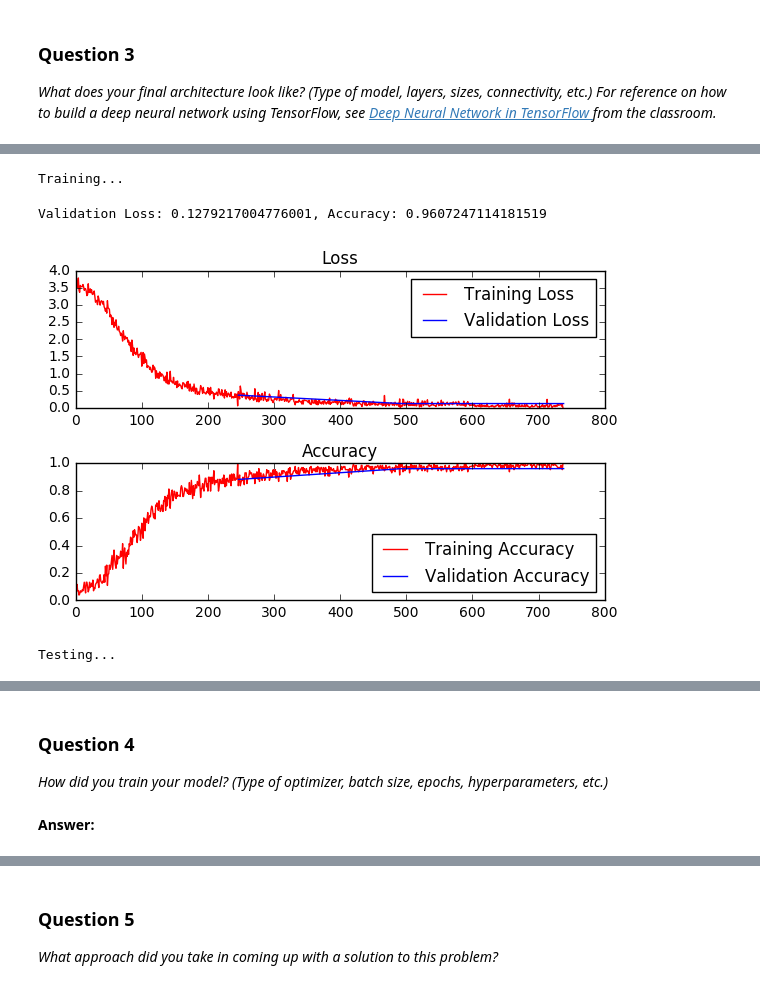
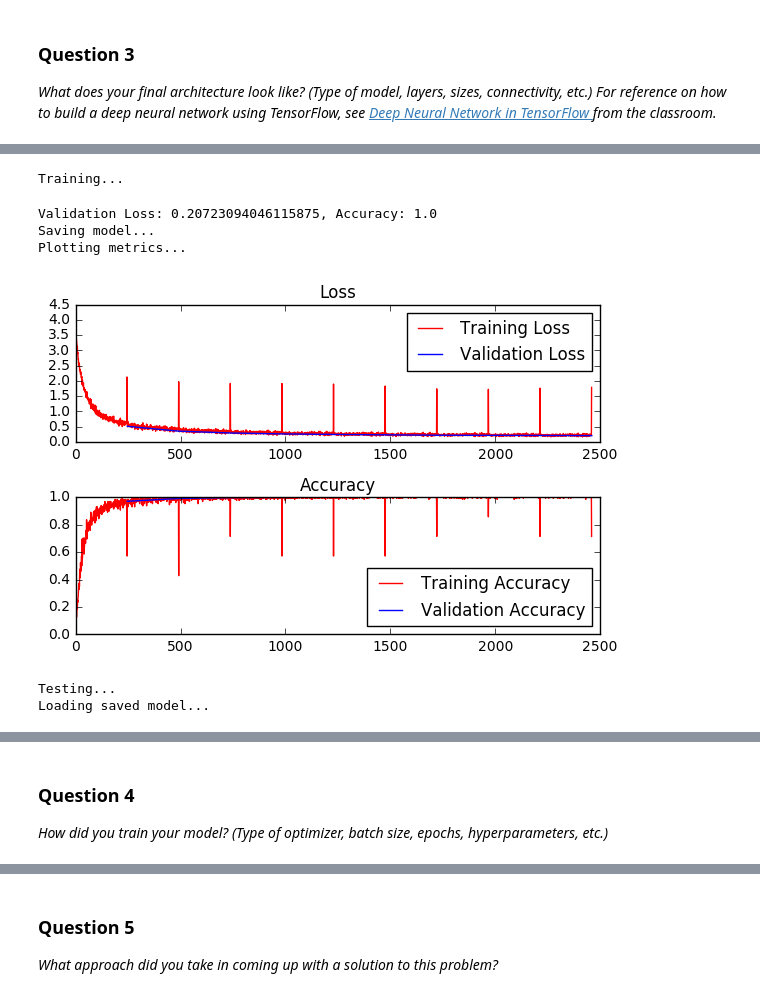
Before and after one commit to Agent007/traffic-signs, a Jupyter notebook: Traffic_Signs_Recognition.ipynb, the cells around one changed output, grey strips where cells are left out. Saved outputs shown, nothing was run; the diff lists cells and outputs as text; code cells hidden in the pictures.

```diff
--- a/Traffic_Signs_Recognition.ipynb
+++ b/Traffic_Signs_Recognition.ipynb
@@ -232,6 +281,9 @@ from tqdm import tqdm
 
 def get_batch(X, y, batch_size, batch_number=0):
     start, end = batch_number*batch_size, (batch_number+1)*batch_size
+    length = len(X)
+    if end > length:
+        end = length
     return X[start:end], y[start:end]
 
 one_hot_encoded_labels = slim.one_hot_encoding(labels, n_classes)
@@ -243,7 +295,7 @@ loss = calculate_loss(logits, one_hot_encoded_labels)
 
 def optimize(optimizer, loss):
     return optimizer.minimize(loss)
-learning_rate = 1e-4
+#learning_rate = 1e-4
 optimizer = tf.train.AdamOptimizer()
 optimize = optimize(optimizer, loss)
 
@@ -255,7 +307,7 @@ accuracy = calculate_accuracy(predictions, one_hot_encoded_labels)
 
 tf.logging.set_verbosity(tf.logging.INFO)
 print("Training...")
-epochs = 3
+epochs = 10
 batch_size = 128
 batches = []
 training_loss = []
@@ -268,57 +320,80 @@ init = tf.initialize_all_variables()
 with tf.Session() as session:
     session.run(init)
     for epoch in range(epochs):
-        batch_count = int(math.ceil(len(X_training) / batch_size))
+        training_batch_count = int(math.ceil(len(X_training) / batch_size))
         epoch_number = epoch + 1
-        batches_progress_bar = tqdm(range(batch_count),
-                                    desc='Epoch {:>2}/{}'.format(epoch_number, epochs),
-                                    unit='batches')
-        for batch_number in batches_progress_bar:
+        training_batches_progress_bar = tqdm(range(training_batch_count),
+                                             desc='Training Epoch {:>2}/{}'.format(epoch_number, epochs),
+                                             unit='batches')
+        for batch_number in training_batches_progress_bar:
             batch_images, batch_labels = get_batch(X_training, y_training, batch_size, batch_number)
-            batch_loss, _, batch_accuracy = session.run([loss, optimize, accuracy], feed_dict={images: batch_images, labels: batch_labels})
+            batch_loss, _, batch_accuracy = session.run([loss, optimize, accuracy], feed_dict={images: batch_images,
+                                                                                               labels: batch_labels,
+                                                                                               is_training: True})
             training_loss.append(batch_loss)
             training_accuracy.append(batch_accuracy)
-        epoch_validation_loss, _, epoch_validation_accuracy = session.run([loss, optimize, accuracy], feed_dict={images: X_validation, labels: y_validation})
+
+        validation_batch_count = int(math.ceil(len(X_validation) / batch_size))
+        validation_batches_progress_bar = tqdm(range(validation_batch_count),
+                                               desc='Validation Epoch {:>2}/{}'.format(epoch_number, epochs),
+                                               unit='batches')
+        batch_validation_losses = []
+        batch_validation_accuracies = []
+        for batch_number in validation_batches_progress_bar:
+            batch_images, batch_labels = get_batch(X_validation, y_validation, batch_size, batch_number)
+            batch_validation_loss, _, batch_validation_accuracy = session.run([loss, optimize, accuracy],
+                                                                              feed_dict={images: batch_images,
+                                                                                         labels: batch_labels,
+                                                                                         is_training: False})
+            batch_validation_losses.append(batch_validation_loss)
+            batch_validation_accuracies.append(batch_validation_accuracy)
+        epoch_validation_loss = np.mean(batch_validation_losses)
+        epoch_validation_accuracy = np.mean(batch_validation_accuracies)
         validation_loss.append(epoch_validation_loss)
         validation_accuracy.append(epoch_validation_accuracy)
-        batches.append(epoch_number * batch_count)
+        batches.append(epoch_number * training_batch_count) # ensure that epoch validation measurements are on same x-scale as training
     print("Validation Loss: {}, Accuracy: {}".format(validation_loss[-1], validation_accuracy[-1]))
     print("Saving model...")
     saver.save(session, model_path)
-
+print("Plotting metrics...")
 %matplotlib inline
 loss_plot = plt.subplot(211)
 loss_plot.set_title('Loss')
 loss_plot.plot(training_loss, 'r', label='Training Loss')
 loss_plot.plot(batches, validation_loss, 'b', label='Validation Loss')
 loss_plot.legend(loc=1)
 accuracy_plot = plt.subplot(212)
 accuracy_plot.set_title('Accuracy')
 accuracy_plot.plot(training_accuracy, 'r', label='Training Accuracy')
 accuracy_plot.plot(batches, validation_accuracy, 'b', label='Validation Accuracy')
 accuracy_plot.set_ylim([0, 1.0])
 accuracy_plot.legend(loc=4)
 plt.tight_layout()
 plt.show()
 print("Testing...")
 test_loss = []
 test_accuracy = []
 with tf.Session() as session:
     session.run(init)
     print("Loading saved model...")
     saver.restore(session, model_path)
     batch_count = int(math.ceil(len(X_test) / batch_size))
     batches_progress_bar = tqdm(range(batch_count),
                                 desc='Epoch {:>2}/{}'.format(1, 1),
                                 unit='batches')
     for batch_number in batches_progress_bar:
         batch_images, batch_labels = get_batch(X_test_normalized, y_test, batch_size, batch_number)
-        batch_loss, _, batch_accuracy = session.run([loss, optimize, accuracy], feed_dict={images: batch_images, labels: batch_labels})
+        batch_loss, _, batch_accuracy = session.run([loss, optimize, accuracy], feed_dict={images: batch_images,
+                                                                                           labels: batch_labels,
+                                                                                           is_training: False})
         test_loss.append(batch_loss)
         test_accuracy.append(batch_accuracy)
     print("Test Loss: {}, Accuracy: {}".format(np.mean(test_loss), np.mean(test_accuracy)))
 # %% [output]
 Training...
-Validation Loss: 0.1279217004776001, Accuracy: 0.9607247114181519
+Validation Loss: 0.20723094046115875, Accuracy: 1.0
+Saving model...
+Plotting metrics...
-[figure, old version]
+[figure, new version]
 Testing...
+Loading saved model...
@@ -327,5 +402,3 @@ Test Loss: 0.16849562525749207, Accuracy: 0.9543491005897522
 ### Question 4
 
 _How did you train your model? (Type of optimizer, batch size, epochs, hyperparameters, etc.)_
-# %% [markdown]
-**Answer:**
```
Also changed, not shown: parts of 9 cells of this notebook.
